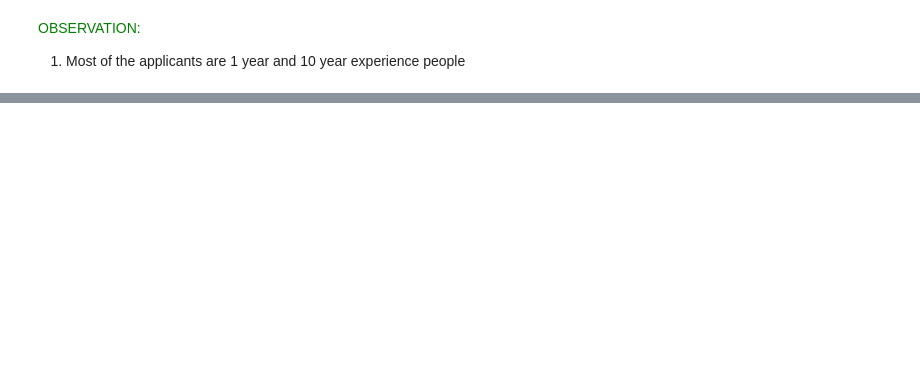
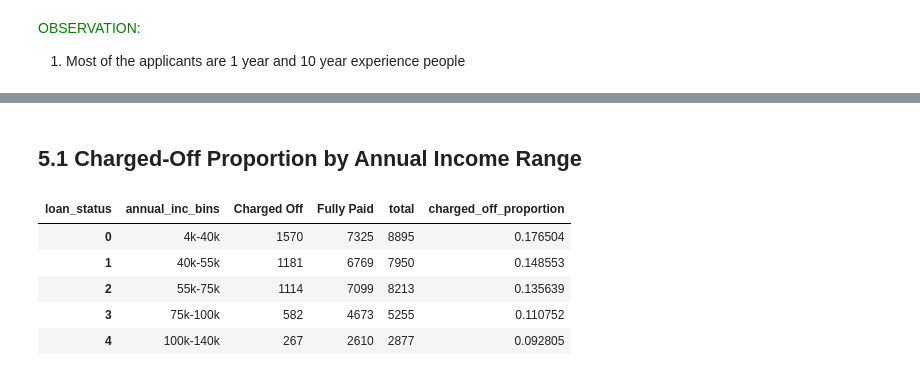
Before and after one commit to sunilkumarrudragada/LendingClubCaseStudy, a Jupyter notebook: sunil_kumar.ipynb, the cells around one changed output, grey strips where cells are left out. Saved outputs shown, nothing was run; the diff lists cells and outputs as text; code cells hidden in the pictures; blank space fills up the shorter version.

```diff
--- a/sunil_kumar.ipynb
+++ b/sunil_kumar.ipynb
@@ -847,0 +873,4 @@ plt.show()
+# %%
+loan_amnt_bins = [500, 5000, 9000, 13750, 20000, 29000]
+loan_amnt_labels = ['500-5k', '5k-9k', '9k-13.75k', '13.75k-20k', '20k-29k']
+df['loan_amnt_bins'] = pd.cut(x=df['loan_amnt'], bins=loan_amnt_bins, labels=loan_amnt_labels, right=True)
@@ -847,0 +934,17 @@ plt.show()
+# %% [markdown]
+## 5.1 Charged-Off Proportion by Annual Income Range
+# %%
+# Annual income range vs loan status
+ann_inc_range_vs_status=df.groupby(['annual_inc_bins', 'loan_status'])['loan_status'].count().unstack().fillna(0).reset_index()
+# Calculating total loans in each annual income bucket:
+ann_inc_range_vs_status['total']= ann_inc_range_vs_status['Charged Off'] + ann_inc_range_vs_status['Fully Paid']
+# Calculating Chargedoff_Proportion:
+ann_inc_range_vs_status['charged_off_proportion']= ann_inc_range_vs_status['Charged Off']/ann_inc_range_vs_status['total']
+ann_inc_range_vs_status.sort_values('charged_off_proportion', ascending=False)
+# %% [output]
+| loan_status | annual_inc_bins | Charged Off | Fully Paid | total | charged_off_proportion |
+| 0 | 4k-40k | 1570 | 7325 | 8895 | 0.176504 |
+| 1 | 40k-55k | 1181 | 6769 | 7950 | 0.148553 |
+| 2 | 55k-75k | 1114 | 7099 | 8213 | 0.135639 |
+| 3 | 75k-100k | 582 | 4673 | 5255 | 0.110752 |
+| 4 | 100k-140k | 267 | 2610 | 2877 | 0.092805 |
```
Also changed, not shown: parts of 43 cells of this notebook.
